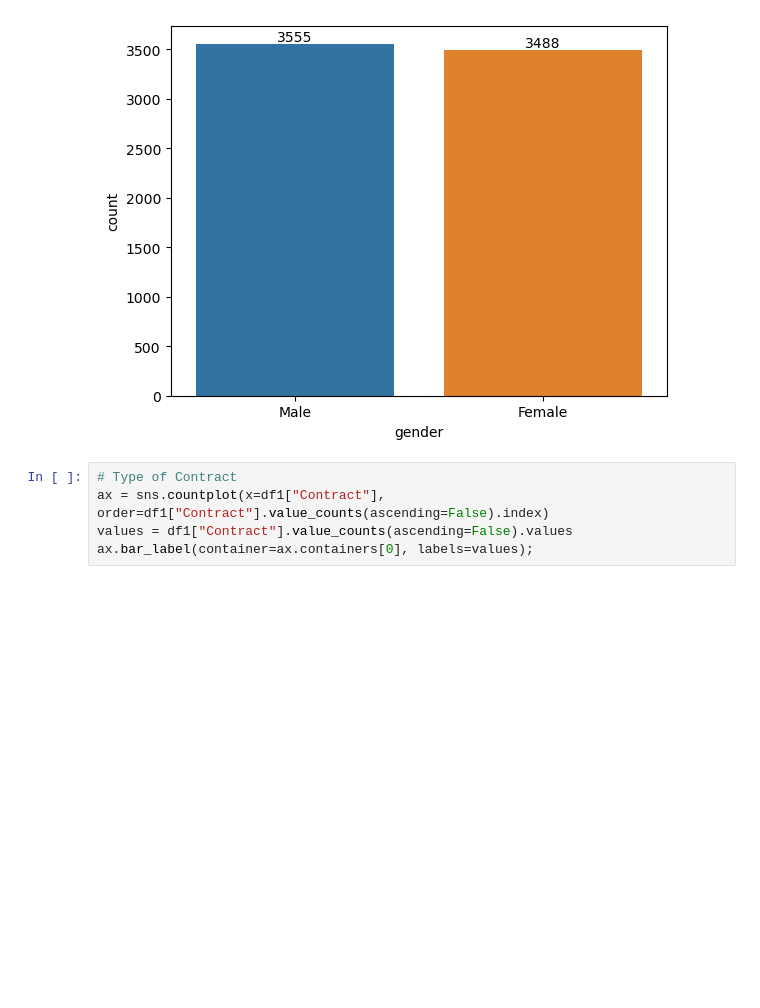
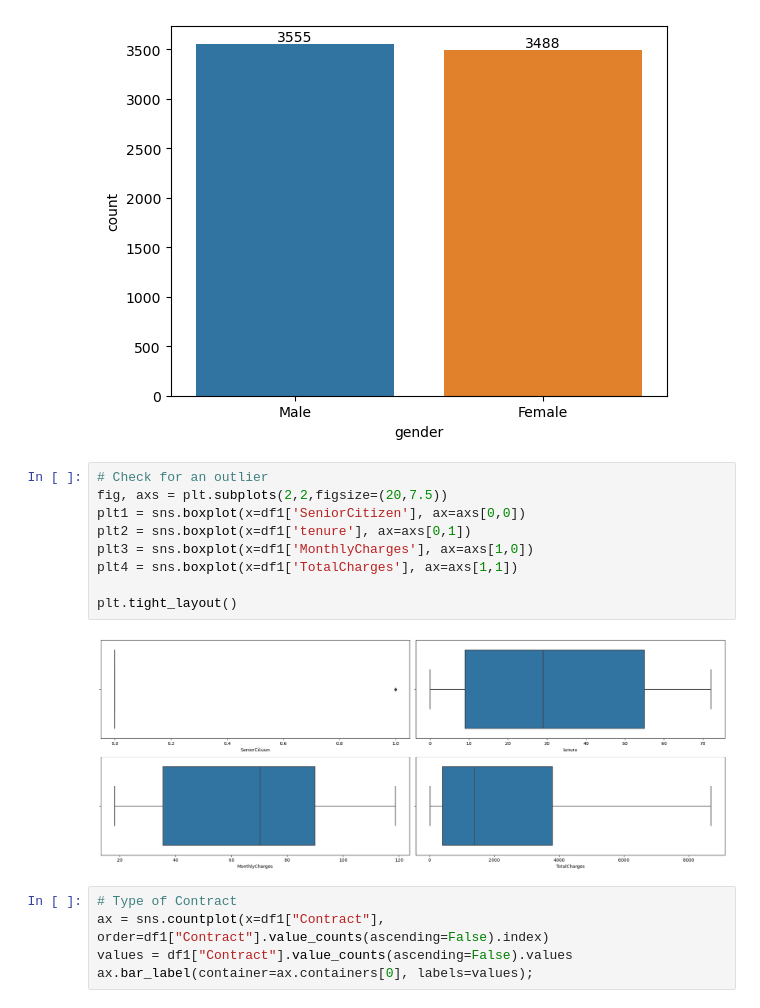
Before and after one commit to chemutai254/ML_Projects, a Jupyter notebook: Capstone_Project/CustomerChurnPrediction.ipynb, the cells around one changed output. Cells and saved outputs as stored; diff of their text form; blank space fills up the shorter version.

```diff
--- a/Capstone_Project/CustomerChurnPrediction.ipynb
+++ b/Capstone_Project/CustomerChurnPrediction.ipynb
@@ -197,6 +184,17 @@ ax.bar_label(container=ax.containers[0], labels=values);
 # sns.countplot(x="gender", data=df1).set_title("Customers by Gender");
 # %% [output]
 [figure]
+# %%
+# Check for an outlier
+fig, axs = plt.subplots(2,2,figsize=(20,7.5))
+plt1 = sns.boxplot(x=df1['SeniorCitizen'], ax=axs[0,0])
+plt2 = sns.boxplot(x=df1['tenure'], ax=axs[0,1])
+plt3 = sns.boxplot(x=df1['MonthlyCharges'], ax=axs[1,0])
+plt4 = sns.boxplot(x=df1['TotalCharges'], ax=axs[1,1])
+
+plt.tight_layout()
+# %% [output]
+[figure, added]
 # %%
 # Type of Contract
 ax = sns.countplot(x=df1["Contract"], order=df1["Contract"].value_counts(ascending=False).index)
```
Also changed, not shown: parts of 38 cells of this notebook, 1 other file.
